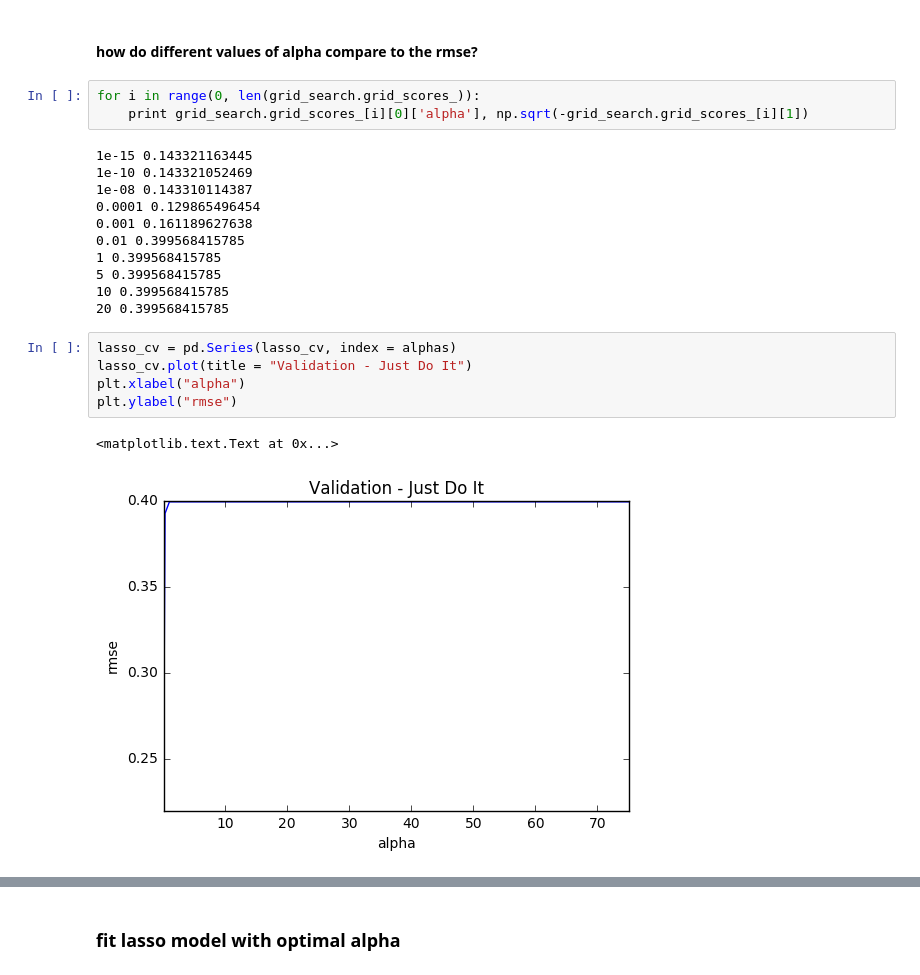
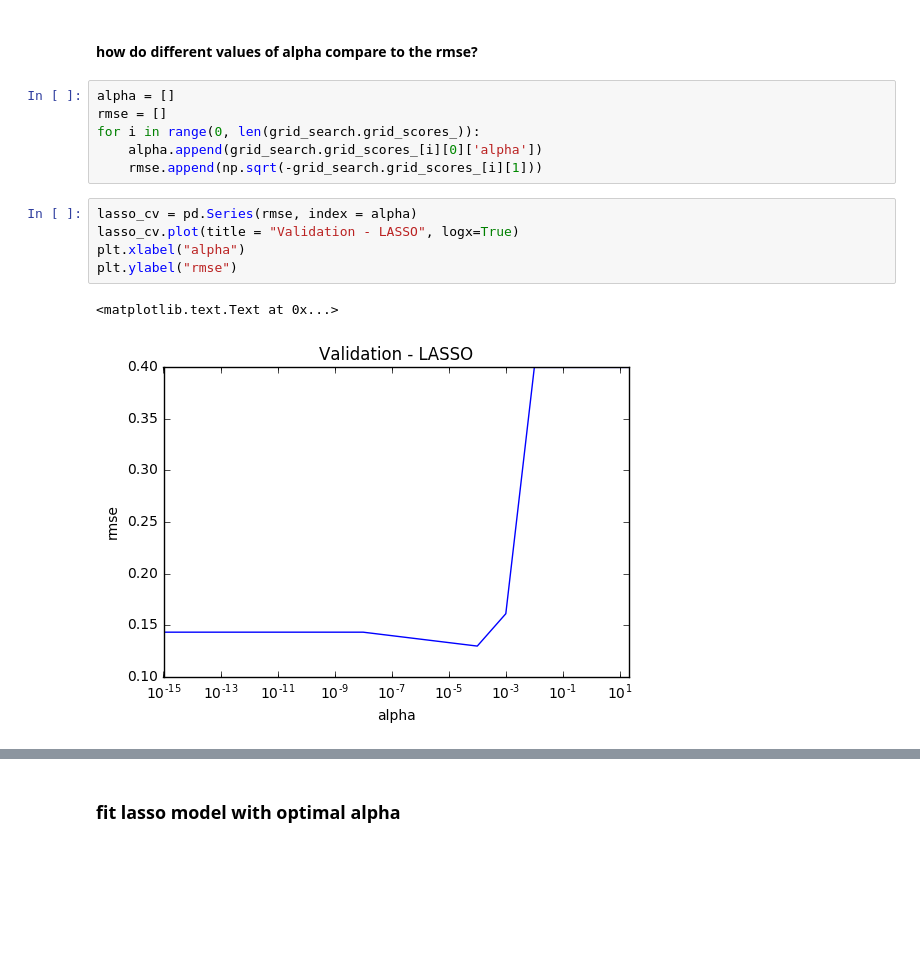
Before and after one commit to zlatankr/Projects, a Jupyter notebook: Homes/Models.ipynb, the cells around one changed output, grey strips where cells are left out. Cells and saved outputs as stored; diff of their text form; blank space fills up the shorter version.

```diff
--- a/Homes/Models.ipynb
+++ b/Homes/Models.ipynb
@@ -388,24 +388,16 @@ Lasso(alpha=0.0001, copy_X=True, fit_intercept=True, max_iter=1000,
 # %% [markdown]
 #### how do different values of alpha compare to the rmse?
 # %%
+alpha = []
+rmse = []
 for i in range(0, len(grid_search.grid_scores_)):
-    print grid_search.grid_scores_[i][0]['alpha'], np.sqrt(-grid_search.grid_scores_[i][1])
+    alpha.append(grid_search.grid_scores_[i][0]['alpha'])
+    rmse.append(np.sqrt(-grid_search.grid_scores_[i][1]))
-# %% [output]
-1e-15 0.143321163445
-1e-10 0.143321052469
-1e-08 0.143310114387
-0.0001 0.129865496454
-0.001 0.161189627638
-0.01 0.399568415785
-1 0.399568415785
-5 0.399568415785
-10 0.399568415785
-20 0.399568415785
 # %%
-lasso_cv = pd.Series(lasso_cv, index = alphas)
-lasso_cv.plot(title = "Validation - Just Do It")
+lasso_cv = pd.Series(rmse, index = alpha)
+lasso_cv.plot(title = "Validation - LASSO", logx=True)
 plt.xlabel("alpha")
 plt.ylabel("rmse")
 # %% [output]
 <matplotlib.text.Text at 0x...>
-[figure, old version]
+[figure, new version]
```
Also changed, not shown: parts of 12 cells of this notebook, 1 other file.
